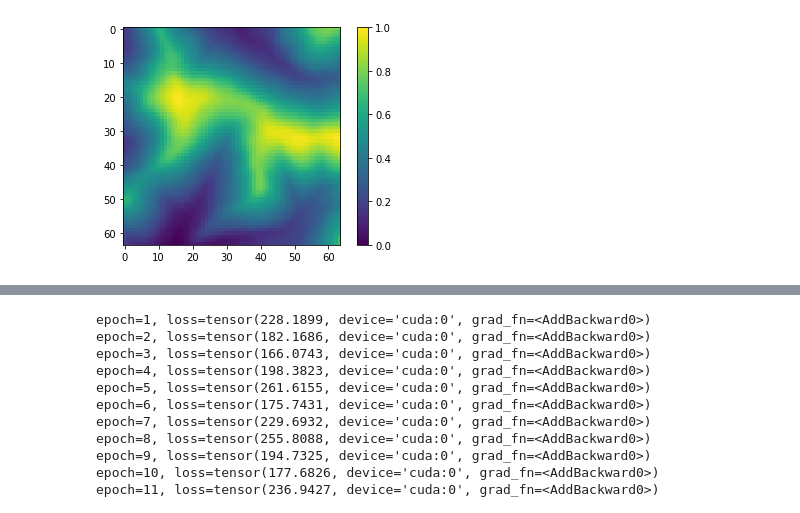
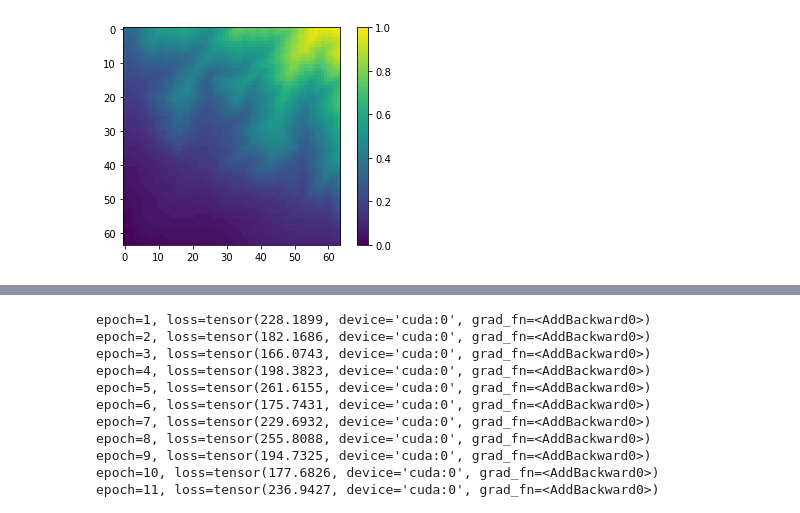
Before and after one commit to nikitakuchur/landscape-generator, a Jupyter notebook: variational_autoencoder.ipynb, the cells around one changed output, grey strips where cells are left out. Saved outputs shown, nothing was run; the diff lists cells and outputs as text; code cells hidden in the pictures.

```diff
--- a/variational_autoencoder.ipynb
+++ b/variational_autoencoder.ipynb
@@ -35,12 +34,12 @@ class ImagesDataset(Dataset):
 # %%
 import matplotlib.pyplot as plt
 
 dataset = ImagesDataset('./data')
-p = plt.imshow(dataset[1000].view(64, 64))
+p = plt.imshow(dataset[20000].view(64, 64))
 plt.colorbar(p)
 plt.show()
 # %% [output]
-[figure, old version]
+[figure, new version]
 # %%
 dataloader = DataLoader(dataset, batch_size=100, shuffle=True)
 # %%
```
Also changed, not shown: parts of 3 cells of this notebook, 9 other files.
